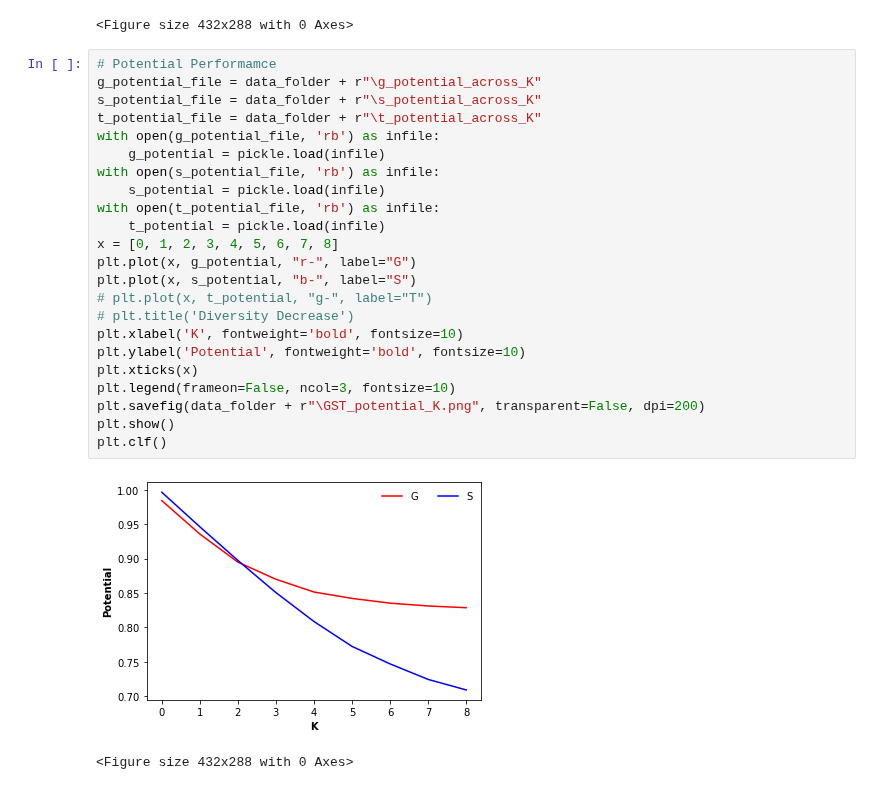
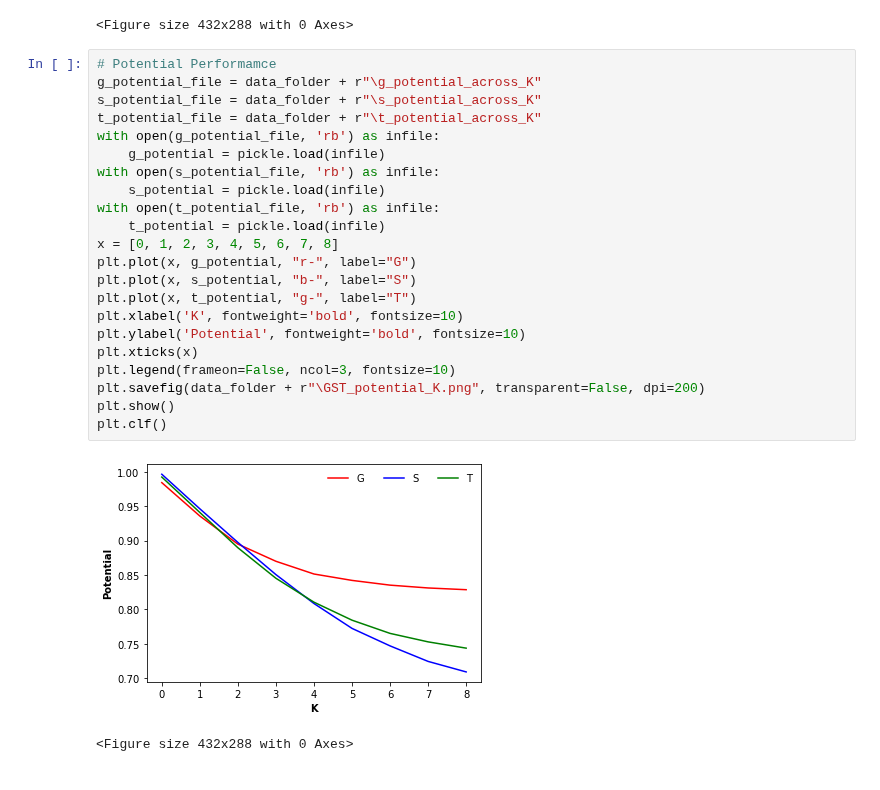
Before and after one commit to baldFemale/OpenInnovationFramework, a Jupyter notebook: Composition_2/GST_max/Evaluator.ipynb, the cells around one changed output. Cells and saved outputs as stored; diff of their text form.

```diff
--- a/Composition_2/GST_max/Evaluator.ipynb
+++ b/Composition_2/GST_max/Evaluator.ipynb
@@ -72,26 +72,25 @@ plt.clf()
 # %%
 # Potential Performamce
 g_potential_file = data_folder + r"\g_potential_across_K"
 s_potential_file = data_folder + r"\s_potential_across_K"
 t_potential_file = data_folder + r"\t_potential_across_K"
 with open(g_potential_file, 'rb') as infile:
     g_potential = pickle.load(infile)
 with open(s_potential_file, 'rb') as infile:
     s_potential = pickle.load(infile)
 with open(t_potential_file, 'rb') as infile:
     t_potential = pickle.load(infile)
 x = [0, 1, 2, 3, 4, 5, 6, 7, 8]
 plt.plot(x, g_potential, "r-", label="G")
 plt.plot(x, s_potential, "b-", label="S")
-# plt.plot(x, t_potential, "g-", label="T")
-# plt.title('Diversity Decrease')
+plt.plot(x, t_potential, "g-", label="T")
 plt.xlabel('K', fontweight='bold', fontsize=10)
 plt.ylabel('Potential', fontweight='bold', fontsize=10)
 plt.xticks(x)
 plt.legend(frameon=False, ncol=3, fontsize=10)
 plt.savefig(data_folder + r"\GST_potential_K.png", transparent=False, dpi=200)
 plt.show()
 plt.clf()
 # %% [output]
-[figure, old version]
+[figure, new version]
 <Figure size 432x288 with 0 Axes>
```
Also changed, not shown: 12 other files.
